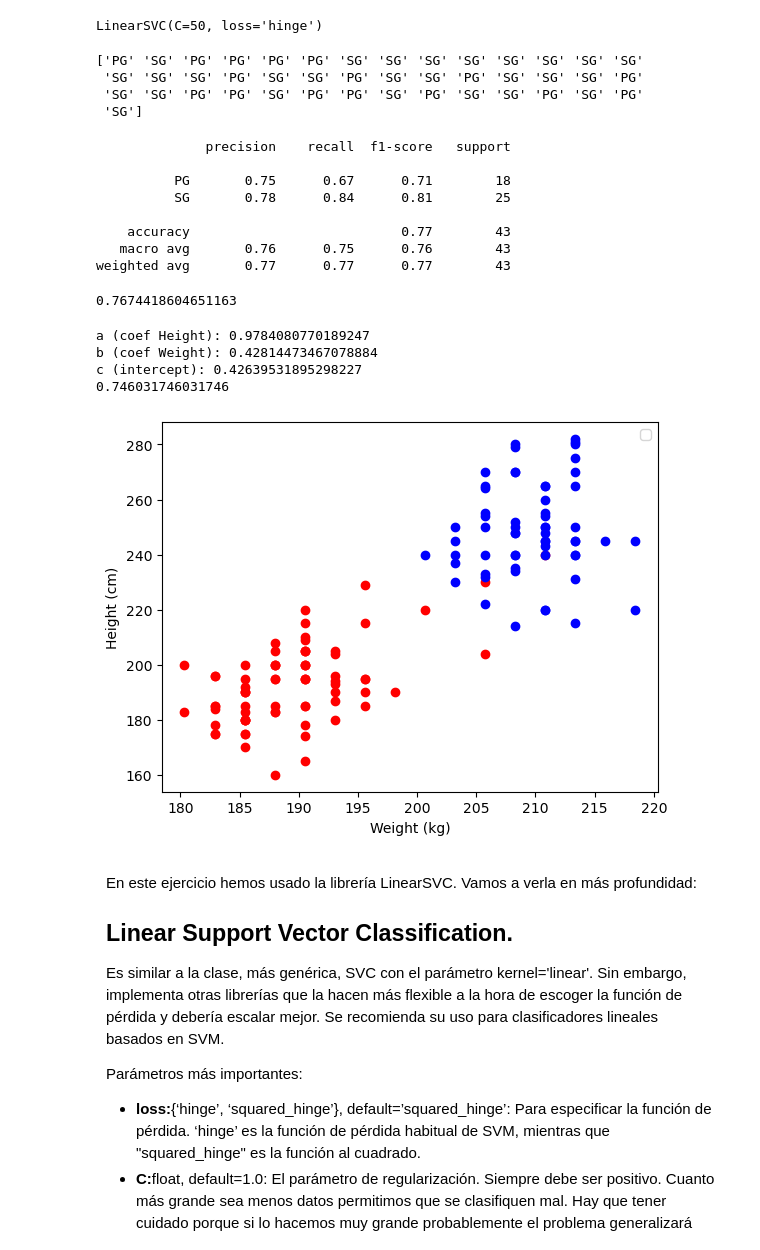
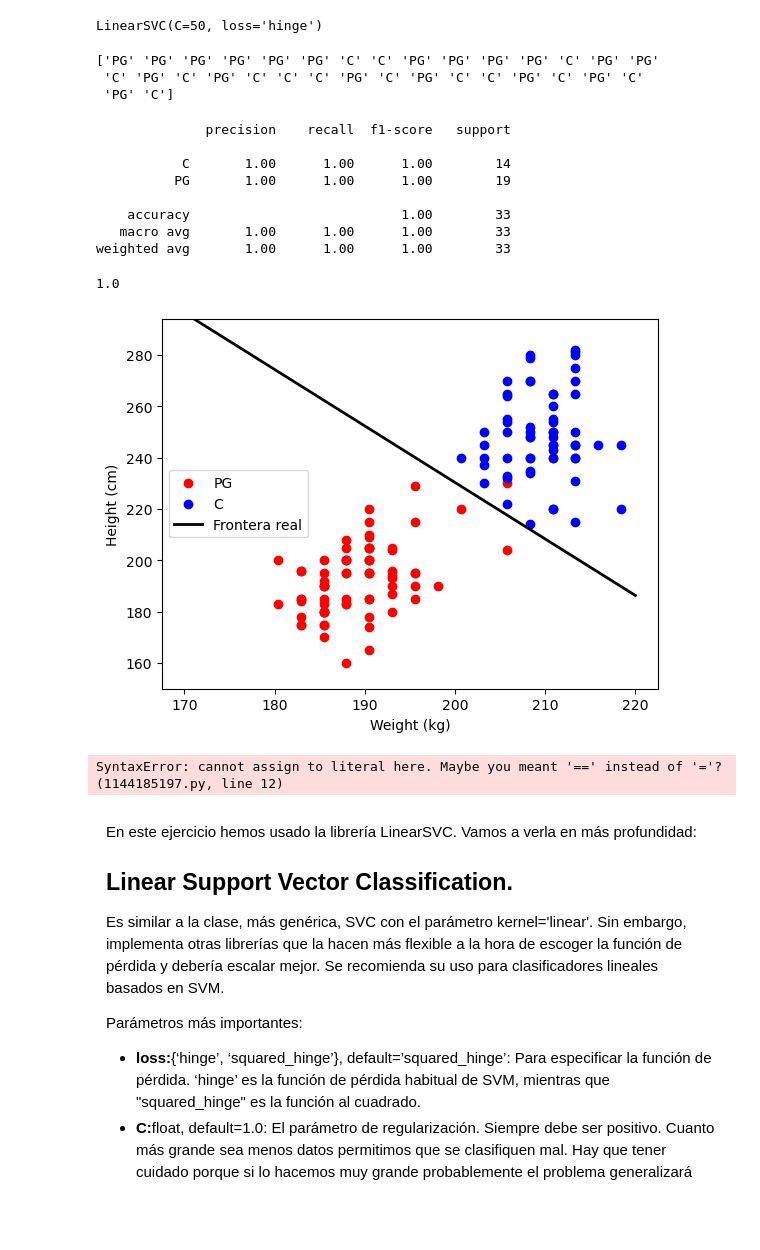
Before and after one commit to pablop11/CE_IABD, a Jupyter notebook: PIA/UNIDAD3/Actividad3_7 Clasificacion NBA/Actividad3_7.ipynb, the cells around one changed output. Drawn from its saved outputs; the diff is of its cells as text; code cells hidden in the pictures; blank space fills up the shorter version.

```diff
--- a/PIA/UNIDAD3/Actividad3_7 Clasificacion NBA/Actividad3_7.ipynb
+++ b/PIA/UNIDAD3/Actividad3_7 Clasificacion NBA/Actividad3_7.ipynb
@@ -100,6 +113,6 @@ plt.show()
 # %%
 
-df_filtrado = df_nba_limpio.loc[df_nba_limpio["Position"].isin(["SG", "PG"])]
+df_filtrado = df_nba_limpio.loc[df_nba_limpio["Position"].isin(["C", "PG"])]
 # %%
 #Creamos el objeto para escalar los datos de entrada y el Support Vector Classifier que vamos a entrenar posteriormente.
 scaler = StandardScaler()
@@ -122,10 +135,9 @@ LinearSVC(C=50, loss='hinge')
 y_pred = linear_svc.predict(X_test)
 print(y_pred)
 # %% [output]
-['PG' 'SG' 'PG' 'PG' 'PG' 'PG' 'SG' 'SG' 'SG' 'SG' 'SG' 'SG' 'SG' 'SG'
- 'SG' 'SG' 'SG' 'PG' 'SG' 'SG' 'PG' 'SG' 'SG' 'PG' 'SG' 'SG' 'SG' 'PG'
- 'SG' 'SG' 'PG' 'PG' 'SG' 'PG' 'PG' 'SG' 'PG' 'SG' 'SG' 'PG' 'SG' 'PG'
- 'SG']
+['PG' 'PG' 'PG' 'PG' 'PG' 'PG' 'C' 'C' 'PG' 'PG' 'PG' 'PG' 'C' 'PG' 'PG'
+ 'C' 'PG' 'C' 'PG' 'C' 'C' 'C' 'PG' 'C' 'PG' 'C' 'C' 'PG' 'C' 'PG' 'C'
+ 'PG' 'C']
 # %%
 #Usamos el classification report para ver si ha salido bien.
 cr = classification_report(y_test, y_pred)
@@ -133,30 +145,52 @@ print(cr)
 # %% [output]
               precision    recall  f1-score   support
 
-          PG       0.75      0.67      0.71        18
-          SG       0.78      0.84      0.81        25
+           C       1.00      1.00      1.00        14
+          PG       1.00      1.00      1.00        19
 
-    accuracy                           0.77        43
-   macro avg       0.76      0.75      0.76        43
-weighted avg       0.77      0.77      0.77        43
+    accuracy                           1.00        33
+   macro avg       1.00      1.00      1.00        33
+weighted avg       1.00      1.00      1.00        33
 # %%
 from sklearn.metrics import accuracy_score
 accuracy_score(y_test,y_pred)
 # %% [output]
-0.7674418604651163
+1.0
-# %%
-# Muestra los coeficientes
-print(f"a (coef Height): {a}")
-print(f"b (coef Weight): {b}")
-print(f"c (intercept): {c}")
-
-# Verifica que el modelo esté entrenado con las columnas correctas
-print(linear_svc.score(X_train, y_train))
-# %% [output]
-a (coef Height): 0.9784080770189247
-b (coef Weight): 0.42814473467078884
-c (intercept): 0.42639531895298227
-0.746031746031746
+# %%
+mean_h, mean_w = scaler.mean_
+std_h, std_w = np.sqrt(scaler.var_)
+
+# 2. Parámetros del modelo (tus variables actuales)
+a = linear_svc.coef_[0][0]
+b = linear_svc.coef_[0][1]
+c = linear_svc.intercept_[0]
+
+# 3. Función de la recta ADAPTADA a la escala real
+def f_real(x_real):
+    # Paso A: Escalamos la X de entrada (Height)
+    x_scaled = (x_real - mean_h) / std_h
+    # Paso B: Calculamos la Y escalada con la fórmula del SVC
+    y_scaled = (-a * x_scaled - c) / b
+    # Paso C: Des-escalamos la Y (Weight) para volver a la escala del gráfico
+    return y_scaled * std_w + mean_w
+
+# 4. Pintamos con tu estructura original
+x_values = np.linspace(170, 220, 100) # Ajustado al rango real de altura
+
+plt.scatter(df_nba_limpio.loc[df_nba_limpio['Position']=="PG"]['Height'],df_nba_limpio.loc[df_nba_limpio['Position']=="PG"]['Weight'],color='red', label="PG")
+plt.scatter(df_nba_limpio.loc[df_nba_limpio['Position']=="C"]['Height'],df_nba_limpio.loc[df_nba_limpio['Position']=="C"]['Weight'],color='blue', label="C")
+
+# Usamos la nueva función f_real
+plt.plot(x_values, f_real(x_values), color='k', linewidth=2, label='Frontera real')
+
+plt.ylim(df_nba['Weight'].min()-10, df_nba['Weight'].max()+10) # Para que no se vea el hueco
+
+plt.xlabel('Weight (kg)')
+plt.ylabel('Height (cm)')
+plt.legend(loc='center left')
+plt.show()
+# %% [output]
+[figure, added]
 # %%
 #Ahora vamos a volver a pintar los datos de entrenamiento pero esta vez incluyendo también la recta frontera de la
 #solución.
@@ -180,7 +214,7 @@ plt.ylabel('Height (cm)')
 plt.legend()
 plt.show()
 # %% [output]
-[figure, removed]
+SyntaxError: cannot assign to literal here. Maybe you meant '==' instead of '='? (1144185197.py, line 12)
 # %% [markdown]
 <div style="border-style:groove;border-width:thin;padding:10px">
 En este ejercicio hemos usado la librería LinearSVC. Vamos a verla en más profundidad:
```
Also changed, not shown: parts of 2 cells of this notebook.
